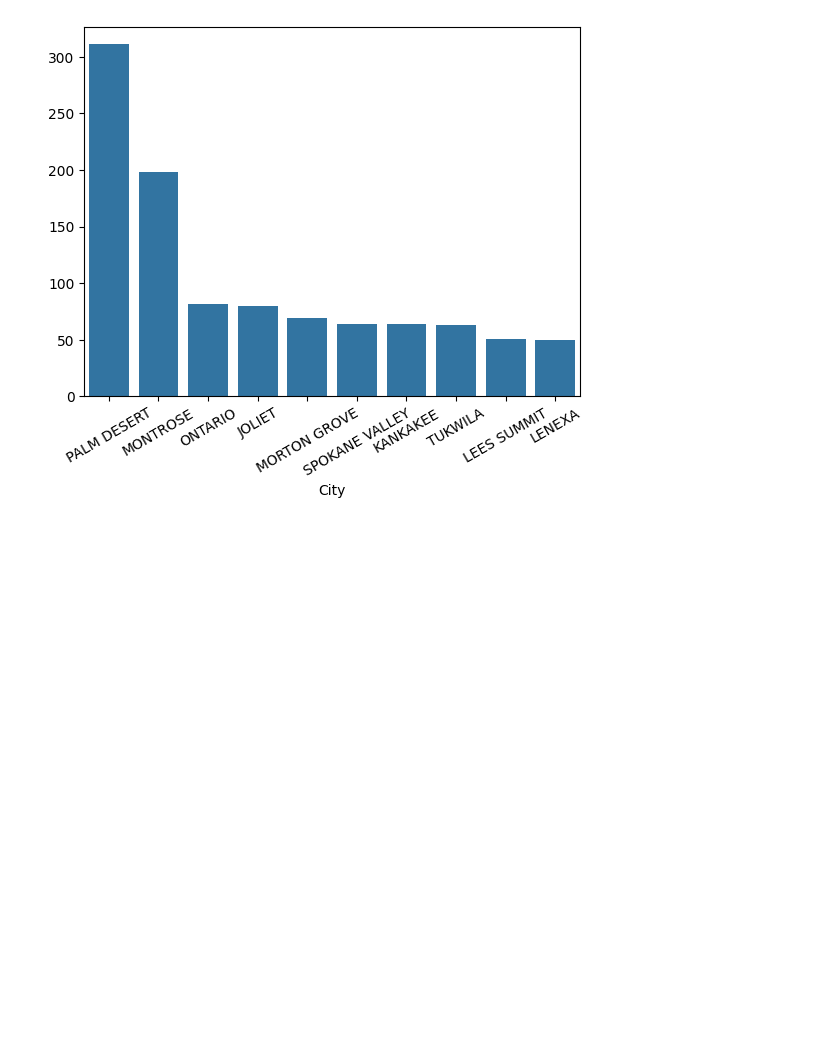
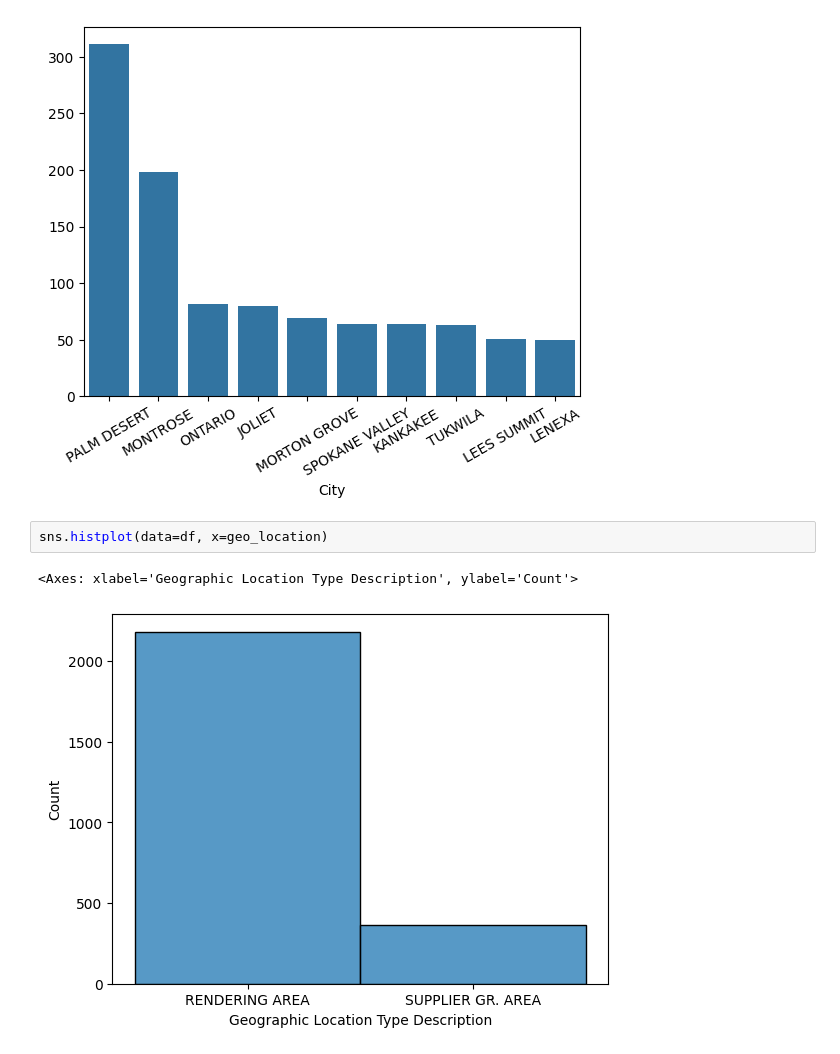
Before and after one commit to kelseymatsik/visualization, a Jupyter notebook: assignment/assignment.ipynb, the cells around one changed output. Cells and saved outputs as stored; diff of their text form; blank space fills up the shorter version.

Commit message:
Need to redo Q4 because I don't have numerical data :/

```diff
--- a/assignment/assignment.ipynb
+++ b/assignment/assignment.ipynb
@@ -353,3 +353,8 @@ plt.xlabel("City")
 # %% [output]
 Text(0.5, 0, 'City')
 [figure]
+# %%
+sns.histplot(data=df, x=geo_location)
+# %% [output]
+<Axes: xlabel='Geographic Location Type Description', ylabel='Count'>
+[figure, added]
```
Also changed, not shown: parts of 5 cells of this notebook.
